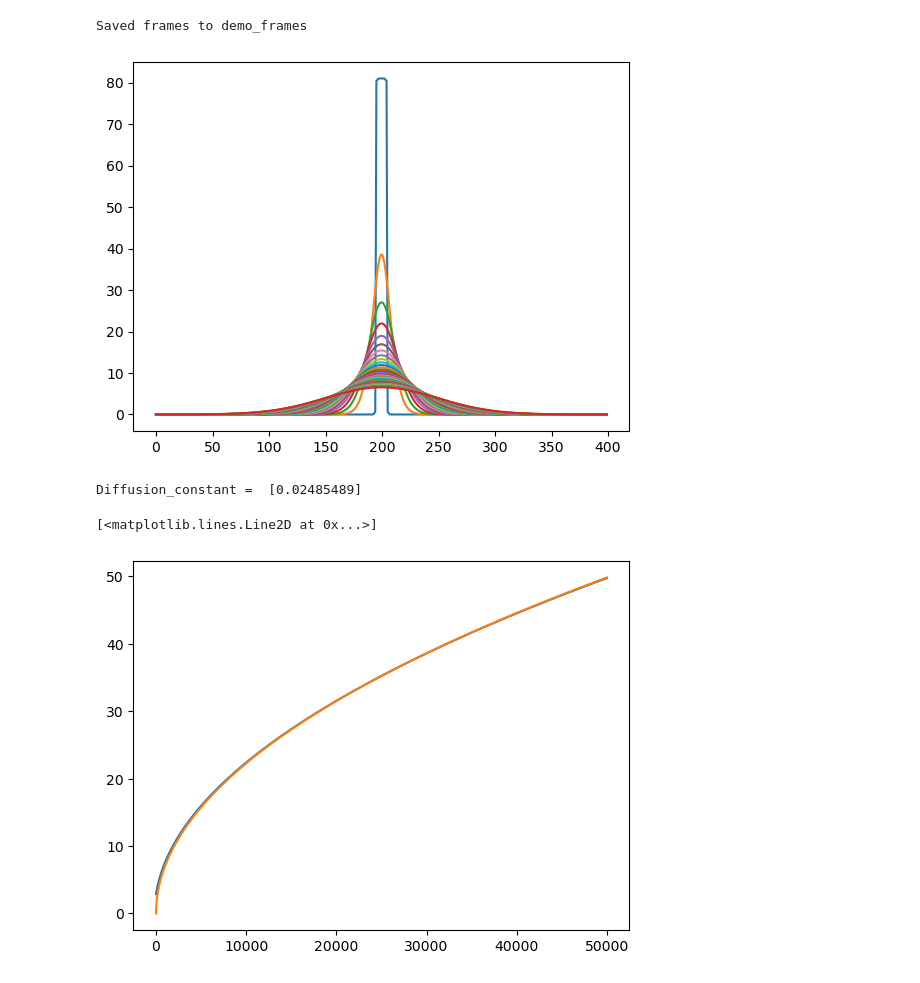
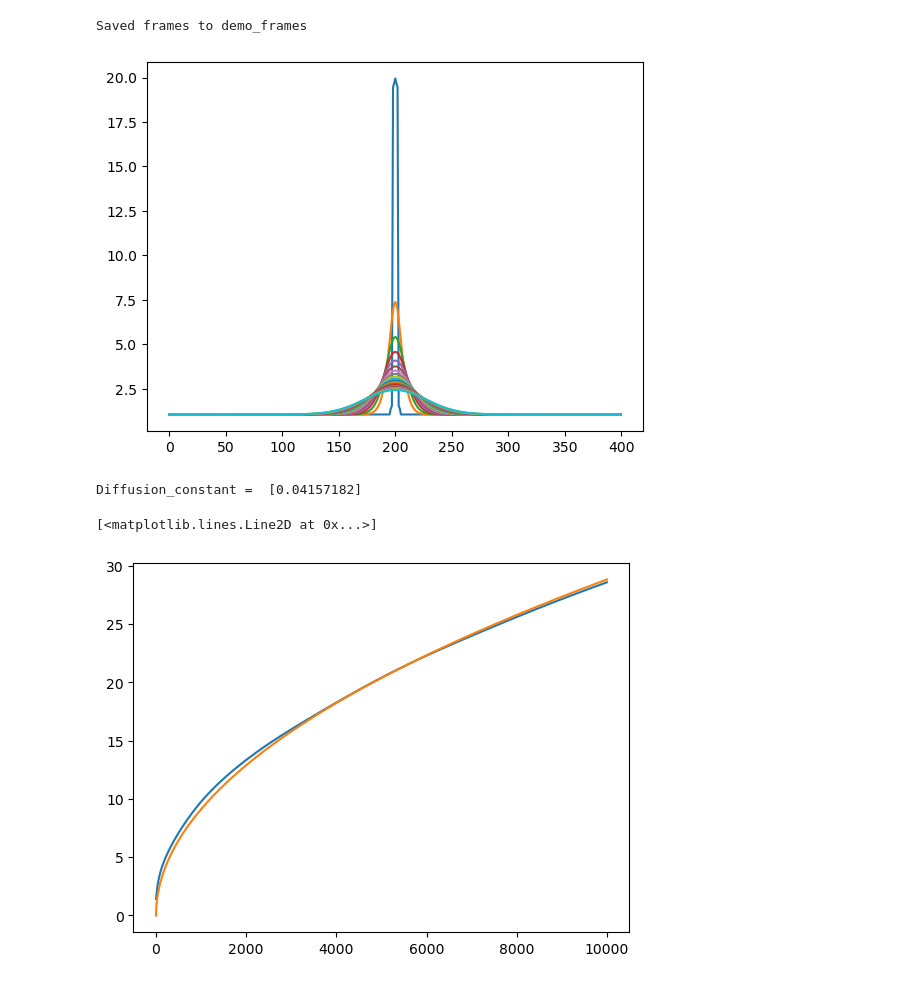
Before and after one commit to yuchenyan0107/LBM_Diffusion, a Jupyter notebook: cupy_compatible/demo_diffusion.ipynb, the cells around one changed output. Saved outputs shown, nothing was run; the diff lists cells and outputs as text; code cells hidden in the pictures.

```diff
--- a/cupy_compatible/demo_diffusion.ipynb
+++ b/cupy_compatible/demo_diffusion.ipynb
@@ -13,11 +13,11 @@ from tqdm import tqdm
 class Config:
     nx: int = 400
     ny: int = 200
-    steps: int = 50000
+    steps: int = 10000
     output_stride: int = 200
-    molecular_weights: tuple[float, float, float] = (30, 30)
+    molecular_weights: tuple[float, float, float] = (7, 30)
 
-    stripe_width: int = 10
+    stripe_width: int = 5
 
     base_pressure_A: float = 0.05
     base_pressure_B: float = 0.95
@@ -121,9 +121,9 @@ f, profiles= main(absorption_coefficient)
 Saved frames to demo_frames
 # %%
 for i in range(Config.steps):
-    if i % 1500 ==1:
+    if i % 500 ==1:
         plt.plot(to_numpy(profiles[i]))
 # %% [output]
-[figure, old version]
+[figure, new version]
 # %%
 background = profiles[0][300]
@@ -144,11 +143,11 @@ def function_diffusion(t, D):
     return np.sqrt(2*D*t)
 
 t_axis = np.arange(Config.steps)
-popt, pcov = curve_fit(function_diffusion, t_axis, stds)
+popt, pcov = curve_fit(function_diffusion, t_axis[1:], stds[1:])
 
 print("Diffusion_constant = ", popt)
 plt.plot(t_axis, function_diffusion(t_axis, popt))
 # %% [output]
-Diffusion_constant =  [0.02485489]
+Diffusion_constant =  [0.04157182]
 [<matplotlib.lines.Line2D at 0x...>]
-[figure, old version]
+[figure, new version]
```
Also changed, not shown: parts of 2 cells of this notebook, 2 other files.
